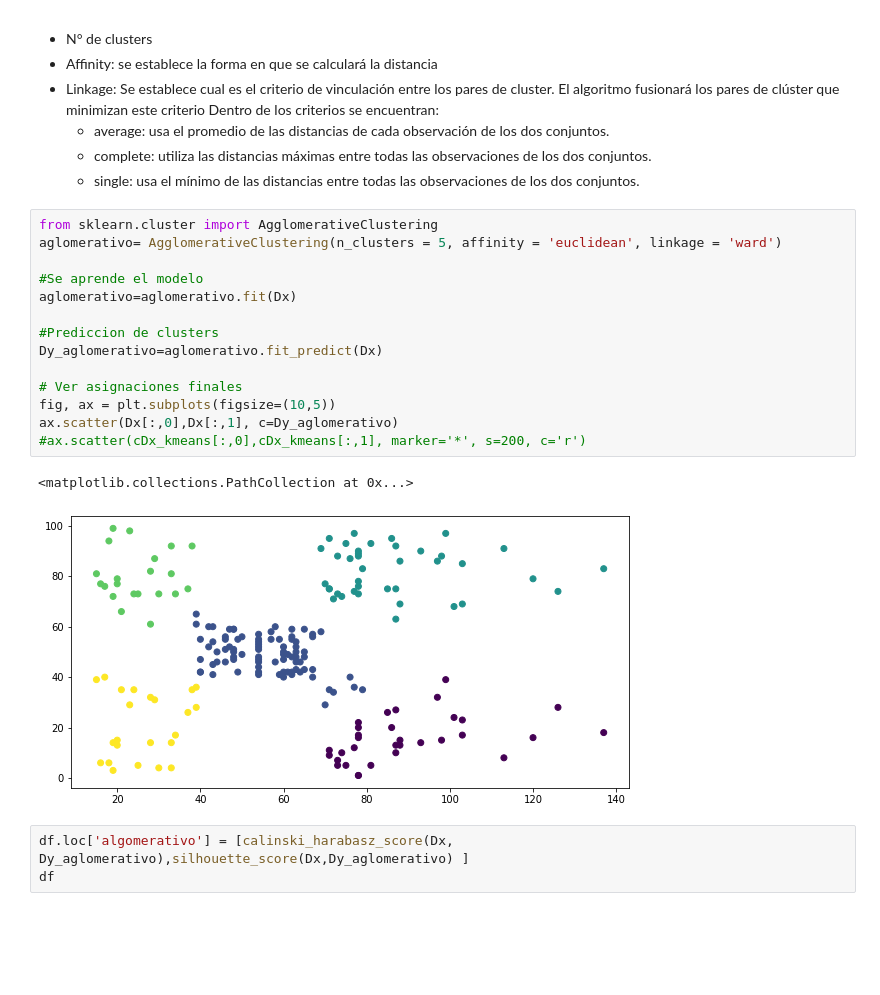
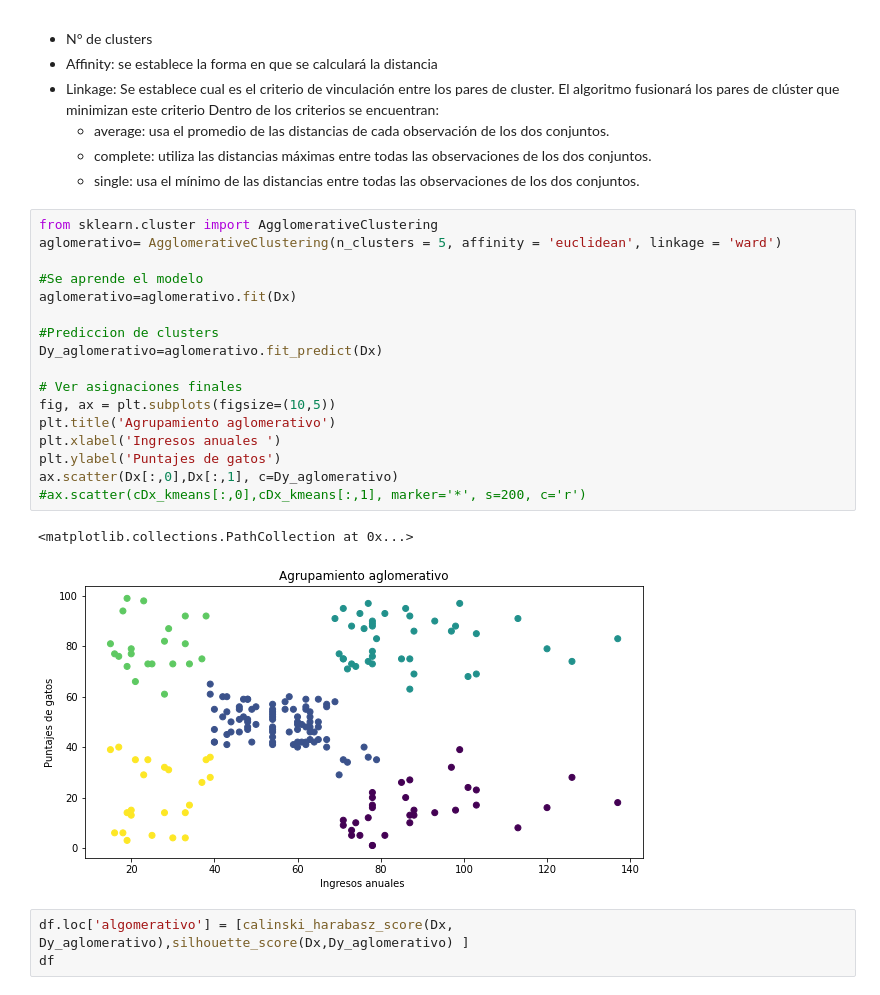
Before and after one commit to jignacioh/ActividadAprendizaNoSupervisado, a Jupyter notebook: Kmeanss_mall.ipynb, the cells around one changed output. Drawn from its saved outputs; the diff is of its cells as text; blank space fills up the shorter version.

```diff
--- a/Kmeanss_mall.ipynb
+++ b/Kmeanss_mall.ipynb
@@ -91,20 +94,23 @@ Implementamos el método para agrupamiento jerarquico disponible en sklearn en d
 # %%
 from sklearn.cluster import AgglomerativeClustering
 aglomerativo= AgglomerativeClustering(n_clusters = 5, affinity = 'euclidean', linkage = 'ward')
 
 #Se aprende el modelo
 aglomerativo=aglomerativo.fit(Dx)
 
 #Prediccion de clusters
 Dy_aglomerativo=aglomerativo.fit_predict(Dx)
 
 # Ver asignaciones finales
 fig, ax = plt.subplots(figsize=(10,5))
+plt.title('Agrupamiento aglomerativo')
+plt.xlabel('Ingresos anuales ')
+plt.ylabel('Puntajes de gatos')
 ax.scatter(Dx[:,0],Dx[:,1], c=Dy_aglomerativo)
 #ax.scatter(cDx_kmeans[:,0],cDx_kmeans[:,1], marker='*', s=200, c='r')
 # %% [output]
 <matplotlib.collections.PathCollection at 0x...>
-[figure, old version]
+[figure, new version]
 # %%
 df.loc['algomerativo'] = [calinski_harabasz_score(Dx, Dy_aglomerativo),silhouette_score(Dx,Dy_aglomerativo) ]
 df
```
Also changed, not shown: parts of 4 cells of this notebook.
